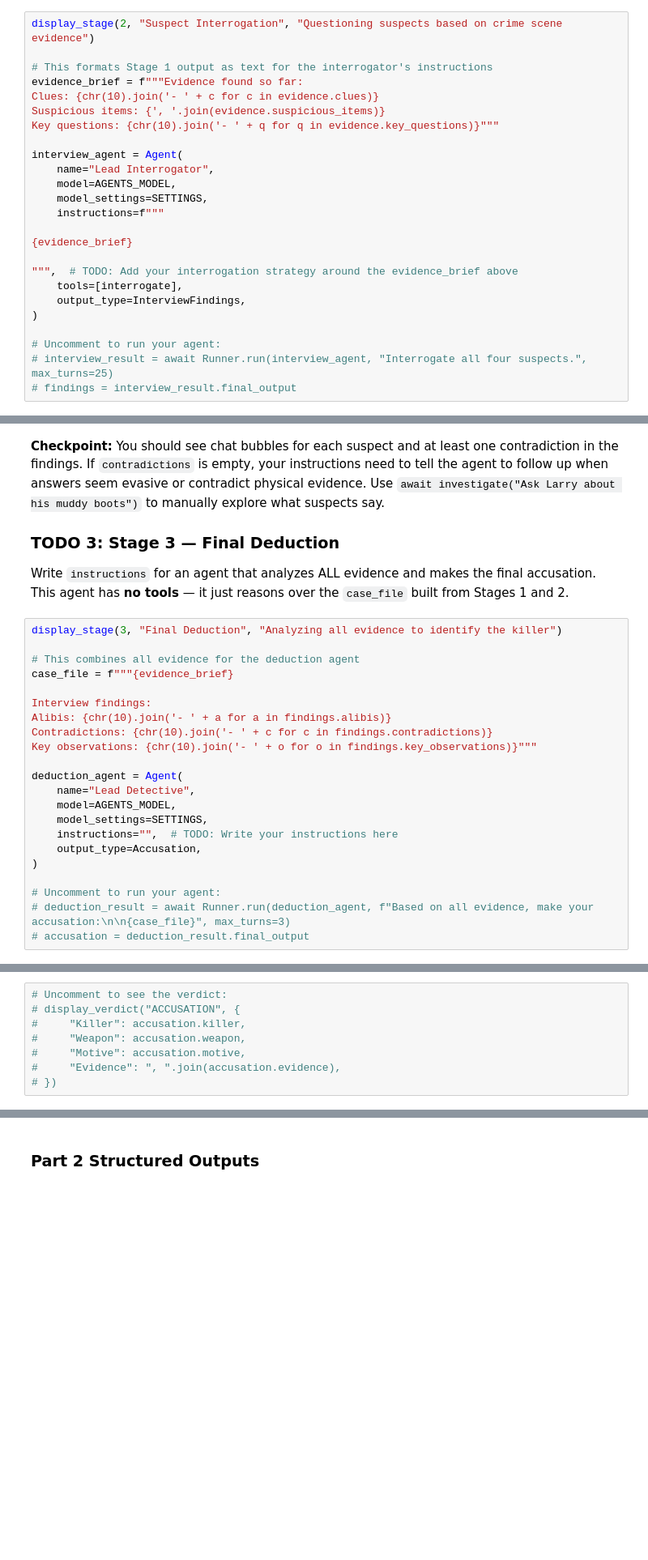
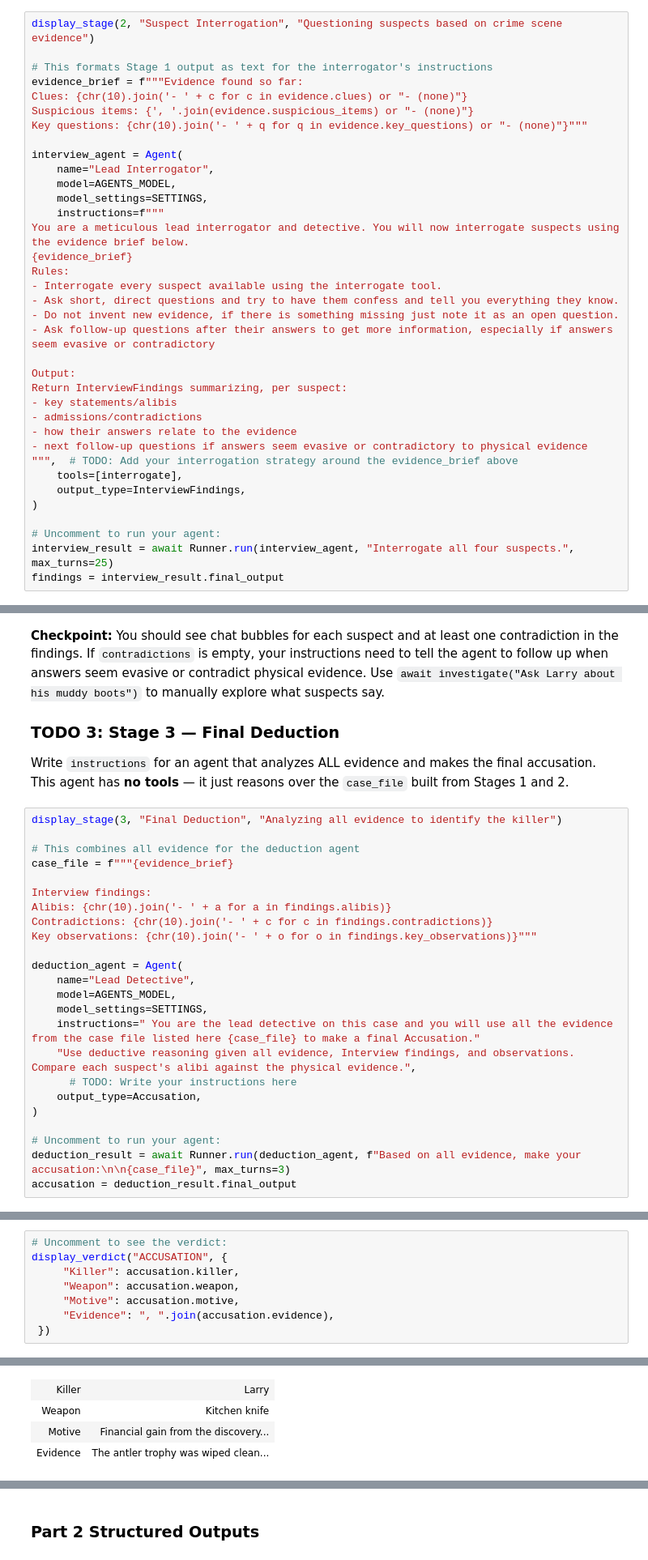
Before and after one commit to UCSF-DataSci/08-secret-agent-man-jharatani, a Jupyter notebook: assignment.ipynb, the cells around one changed output, grey strips where cells are left out. Shown at 81% size. Drawn from its saved outputs; the diff is of its cells as text; blank space fills up the shorter version.

```diff
--- a/assignment.ipynb
+++ b/assignment.ipynb
@@ -325,23 +327,34 @@ display_stage(2, "Suspect Interrogation", "Questioning suspects based on crime s
 
 # This formats Stage 1 output as text for the interrogator's instructions
 evidence_brief = f"""Evidence found so far:
-Clues: {chr(10).join('- ' + c for c in evidence.clues)}
-Suspicious items: {', '.join(evidence.suspicious_items)}
-Key questions: {chr(10).join('- ' + q for q in evidence.key_questions)}"""
+Clues: {chr(10).join('- ' + c for c in evidence.clues) or "- (none)"}
+Suspicious items: {', '.join(evidence.suspicious_items) or "- (none)"}
+Key questions: {chr(10).join('- ' + q for q in evidence.key_questions) or "- (none)"}"""
 
 interview_agent = Agent(
     name="Lead Interrogator",
     model=AGENTS_MODEL,
     model_settings=SETTINGS,
     instructions=f"""
+You are a meticulous lead interrogator and detective. You will now interrogate suspects using the evidence brief below.
+{evidence_brief}
+Rules:
+- Interrogate every suspect available using the interrogate tool.
+- Ask short, direct questions and try to have them confess and tell you everything they know.
+- Do not invent new evidence, if there is something missing just note it as an open question.
+- Ask follow-up questions after their answers to get more information, especially if answers seem evasive or contradictory
 
-{evidence_brief}
-
+Output:
+Return InterviewFindings summarizing, per suspect:
+- key statements/alibis
+- admissions/contradictions
+- how their answers relate to the evidence
+- next follow-up questions if answers seem evasive or contradictory to physical evidence
 """,  # TODO: Add your interrogation strategy around the evidence_brief above
     tools=[interrogate],
     output_type=InterviewFindings,
 )
 
 # Uncomment to run your agent:
-# interview_result = await Runner.run(interview_agent, "Interrogate all four suspects.", max_turns=25)
-# findings = interview_result.final_output
+interview_result = await Runner.run(interview_agent, "Interrogate all four suspects.", max_turns=25)
+findings = interview_result.final_output
@@ -373,10 +429,12 @@ deduction_agent = Agent(
     name="Lead Detective",
     model=AGENTS_MODEL,
     model_settings=SETTINGS,
-    instructions="",  # TODO: Write your instructions here
+    instructions=" You are the lead detective on this case and you will use all the evidence from the case file listed here {case_file} to make a final Accusation."
+    "Use deductive reasoning given all evidence, Interview findings, and observations. Compare each suspect's alibi against the physical evidence.",
+      # TODO: Write your instructions here
     output_type=Accusation,
 )
 
 # Uncomment to run your agent:
-# deduction_result = await Runner.run(deduction_agent, f"Based on all evidence, make your accusation:\n\n{case_file}", max_turns=3)
-# accusation = deduction_result.final_output
+deduction_result = await Runner.run(deduction_agent, f"Based on all evidence, make your accusation:\n\n{case_file}", max_turns=3)
+accusation = deduction_result.final_output
@@ -383,8 +444,9 @@ deduction_agent = Agent(
 # %%
 # Uncomment to see the verdict:
-# display_verdict("ACCUSATION", {
-#     "Killer": accusation.killer,
-#     "Weapon": accusation.weapon,
-#     "Motive": accusation.motive,
-#     "Evidence": ", ".join(accusation.evidence),
-# })
+display_verdict("ACCUSATION", {
+     "Killer": accusation.killer,
+     "Weapon": accusation.weapon,
+     "Motive": accusation.motive,
+     "Evidence": ", ".join(accusation.evidence),
+ })
+# %% [output]
@@ -391,3 +454,7 @@ deduction_agent = Agent(
+| Killer | Larry |
+| Weapon | Kitchen knife |
+| Motive | Financial gain from the discovery... |
+| Evidence | The antler trophy was wiped clean... |
 # %% [markdown]
 **Checkpoint:** If the accusation is wrong, the deduction agent can only reason about what's in `case_file`. Print it (`print(case_file)`) to see if the evidence and contradictions are specific enough. If not, go back and improve your Stage 2 instructions. This iterative refinement is how real agent development works.
 
```
Also changed, not shown: parts of 9 cells of this notebook, 1 other file.
